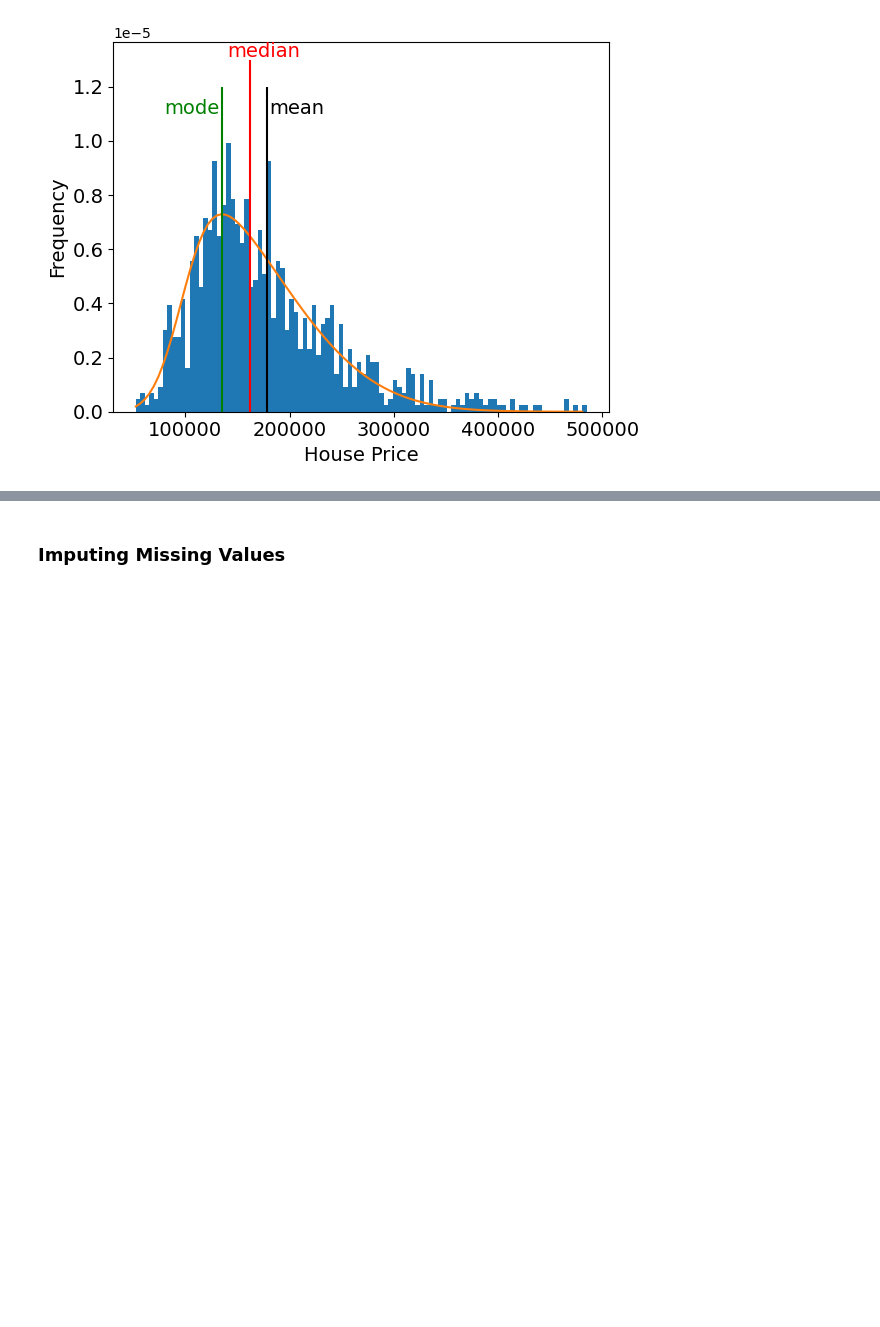
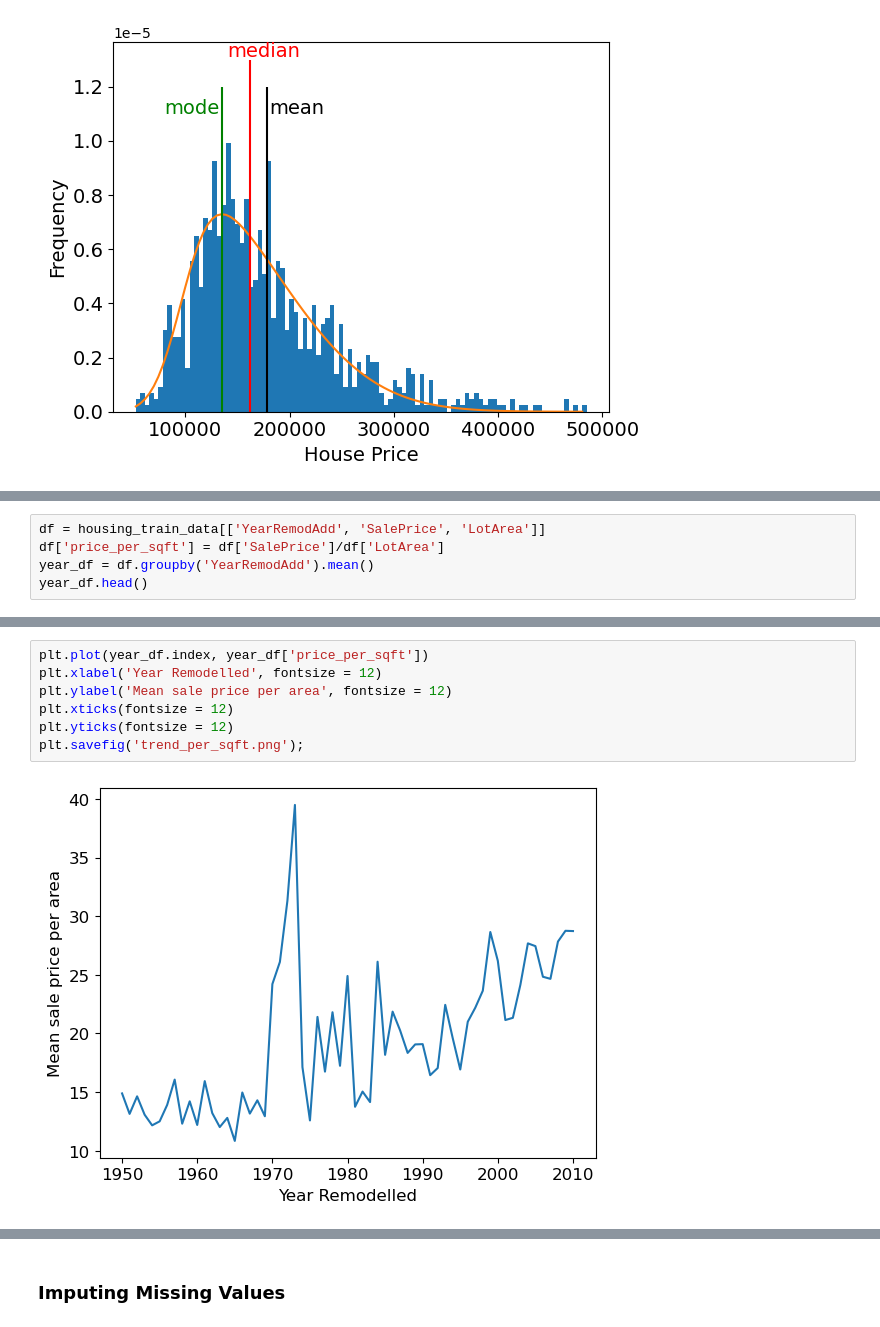
Before and after one commit to burning-river/housing_price_predictions, a Jupyter notebook: housing_price_predictions.ipynb, the cells around one changed output, grey strips where cells are left out. Cells and saved outputs as stored; diff of their text form; blank space fills up the shorter version.

```diff
--- a/housing_price_predictions.ipynb
+++ b/housing_price_predictions.ipynb
@@ -186,0 +296,5 @@ plt.yticks(fontsize = 14);
+# %%
+df = housing_train_data[['YearRemodAdd', 'SalePrice', 'LotArea']]
+df['price_per_sqft'] = df['SalePrice']/df['LotArea']
+year_df = df.groupby('YearRemodAdd').mean()
+year_df.head()
@@ -186,0 +314,9 @@ plt.yticks(fontsize = 14);
+# %%
+plt.plot(year_df.index, year_df['price_per_sqft'])
+plt.xlabel('Year Remodelled', fontsize = 12)
+plt.ylabel('Mean sale price per area', fontsize = 12)
+plt.xticks(fontsize = 12)
+plt.yticks(fontsize = 12)
+plt.savefig('trend_per_sqft.png');
+# %% [output]
+[figure, added]
```
Also changed, not shown: parts of 20 cells of this notebook.
